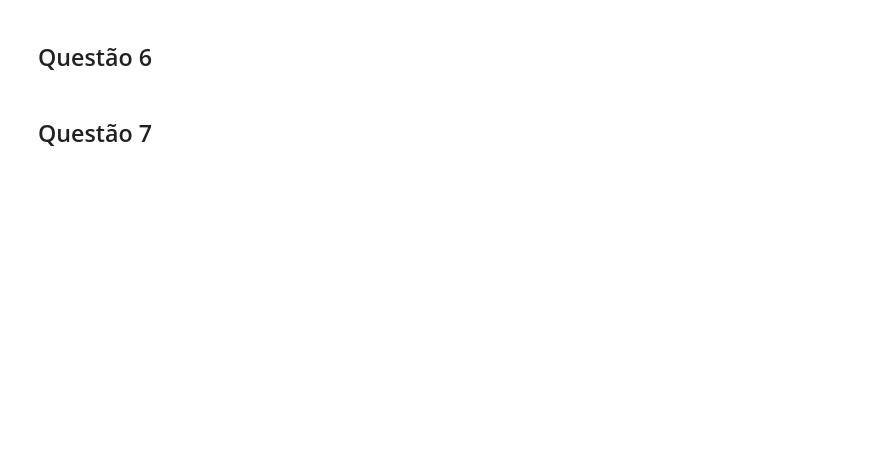
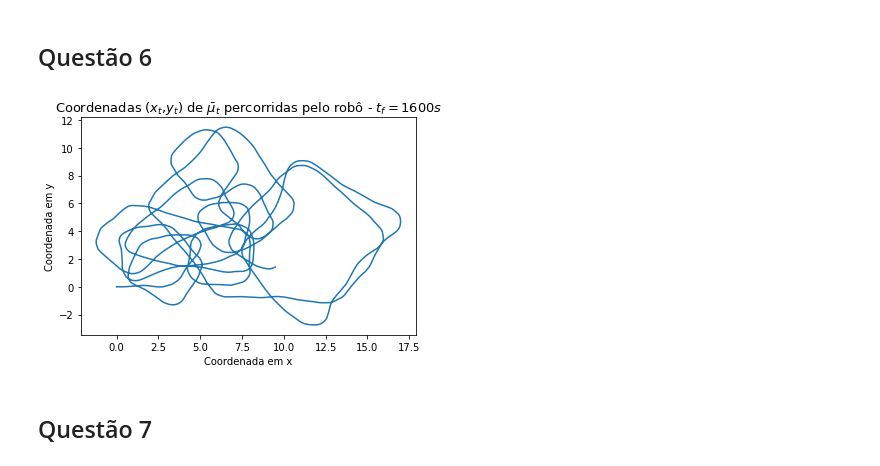
Before and after one commit to LucasHattoriCosta/PMR3502, a Jupyter notebook: ep2.ipynb, the cells around one changed output. Cells and saved outputs as stored; diff of their text form; code cells hidden in the pictures; blank space fills up the shorter version.

```diff
--- a/ep2.ipynb
+++ b/ep2.ipynb
@@ -4,8 +5,9 @@ import numpy.linalg as LA
 # %%
 srho = 0.25**2
 spsi = 0.0436**2
-alpha = 0.05
+alpha = 0.05**0.01
 l = 0.3
+dt = 1
 # %% [markdown]
 ## Questão 1
 # %%
@@ -262,8 +228,10 @@ landmarks = [
     [[5/2,2], [[1/9,0],
              [0,1.]]],
 ]
-landmarks = [{'mu':np.array(l[0]), 'sigma':np.array(l[1]), 'count':1} for l in landmarks]
+# aqui os landmarks sao inicializados como 2 apenas para facilitar o codigo e possibitar
+# acesso ao mapa atualizado incluindo o landmark que nao foi atribuido a nenhuma observacao
+landmarks = [{'mu':np.array(l[0]), 'sigma':np.array(l[1]), 'count':2} for l in landmarks]
 
-ekf_q5 = EKF_SLAM(landmarks, Z, robot_t)
-attributions, landmarks = ekf_q5.ekf()
-landmarks += ekf_q5.new_landmarks
+ekf_q5 = EKF_PARTICLE(landmarks, robot_t)
+attributions, landmarks = ekf_q5.fastSLAM_t(Z[0])
+ekf_q5.compute_particle_weight()
@@ -308,9 +242,9 @@ l4 = [[4.5411961,  1.69343704],
 # %%
 print('Mapa atualizado')
-for i, l in enumerate(landmarks):
+for i, land in enumerate(landmarks):
     print(f'Landmark {i}')
-    print(f'mu: {l["mu"]}')
-    print(f'sigma: {l["sigma"]}')
+    print(f'mu: {land["mu"]}')
+    print(f'sigma: {land["sigma"]}')
 # %% [output]
 Mapa atualizado
 Landmark 0
@@ -349,7 +281,7 @@ def F(X_prev: np.array, u_prev: np.array, dt=1) -> np.array:
     '''
     Calculada analiticamente.
     '''
-
+    l=0.3
     return np.array([
         X_prev[0] + u_prev[0] * np.cos(u_prev[1]) *  np.cos(X_prev[2]) * dt,
         X_prev[1] + u_prev[0] * np.cos(u_prev[1]) *  np.sin(X_prev[2]) * dt,
@@ -366,10 +296,12 @@ X = np.array(X)
 # %%
 plt.plot(X[:,0], X[:,1])
 plt.ylabel('Coordenada em y')
 plt.xlabel('Coordenada em x')
-plt.title(r'Coordenadas (x,y) percorridas pelo robô - $t_f=250s$', fontsize=13)
-plt.savefig('./images/caminhoQ4.png', dpi=600)
+plt.title(r'Coordenadas ($x_t$,$y_t$) de $\bar{\mu}_{t}$ percorridas pelo robô - $t_f=1600s$', fontsize=13)
+plt.savefig('./images/caminhoEP2Q6.png', dpi=600)
 plt.show()
+# %% [output]
+[figure, added]
 # %% [markdown]
 ## Questão 7
 # %%
```
Also changed, not shown: parts of 17 cells of this notebook, 10 other files.
